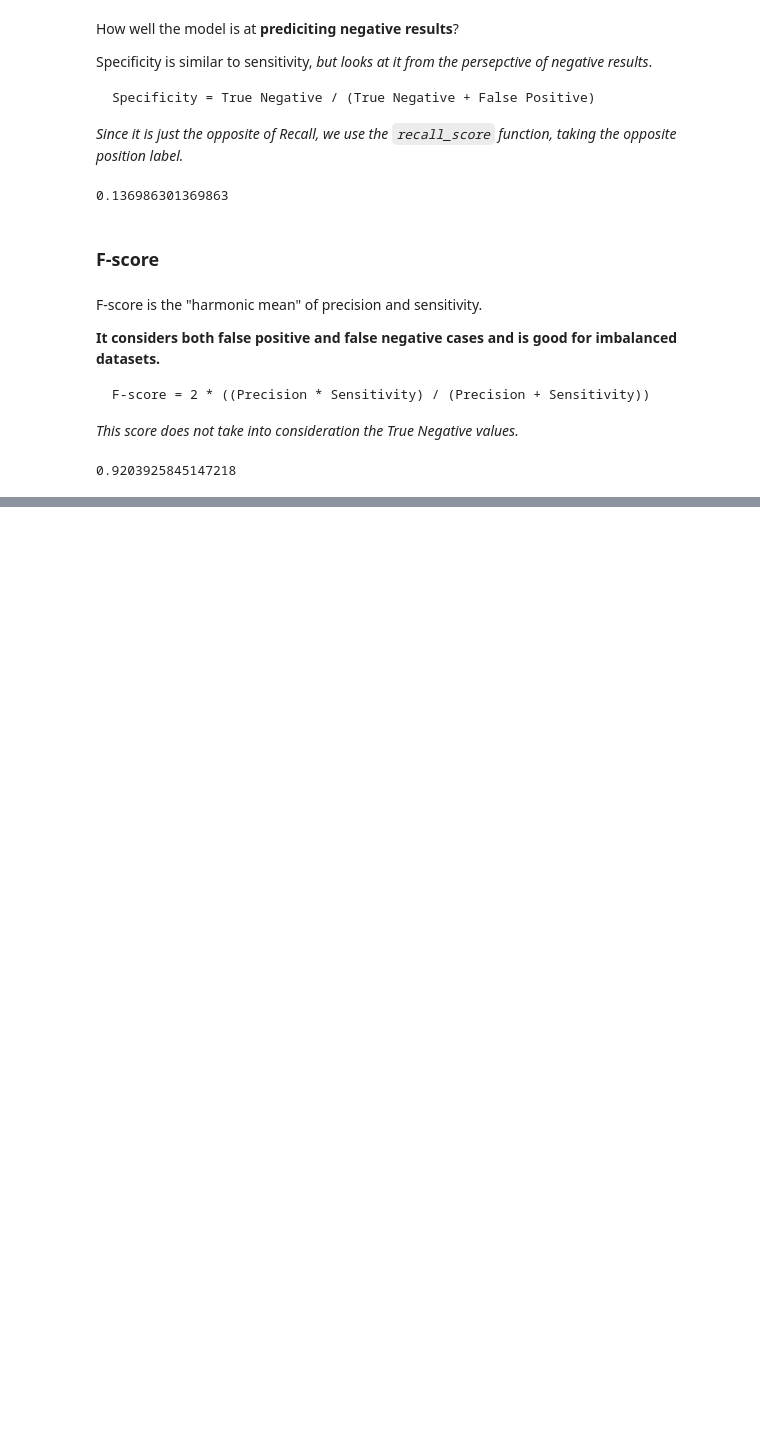
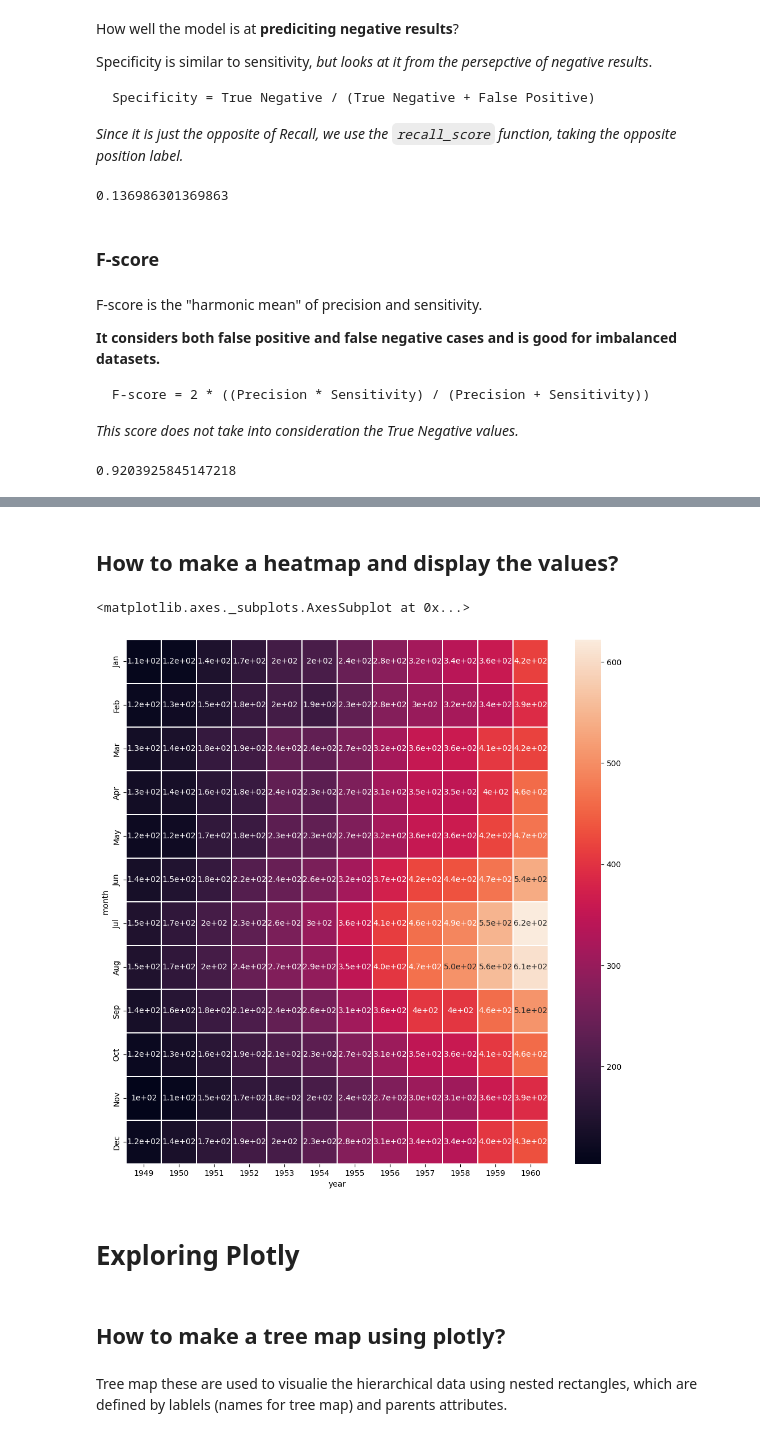
Before and after one commit to ranadepto/statistics, a Jupyter notebook: Data_Visualization_ResearchAcademy_Part1.ipynb, the cells around one changed output, grey strips where cells are left out. Drawn from its saved outputs; the diff is of its cells as text; code cells hidden in the pictures; blank space fills up the shorter version.

```diff
--- a/Data_Visualization_ResearchAcademy_Part1.ipynb
+++ b/Data_Visualization_ResearchAcademy_Part1.ipynb
@@ -1392,0 +1439,24 @@ F1_score
+# %% [markdown]
+## **How to make a heatmap and display the values?**
+# %%
+# Step 1 - Import necessary library
+import seaborn as sns
+import matplotlib.pyplot as plt
+
+# Step 2 - load the Dataset
+flights_data = sns.load_dataset("flights")
+flights_data2 = flights_data.pivot("month", "year", "passengers")
+flights_data2.head()
+
+# Step 3 - Plot the heatmap and display values
+fig, ax = plt.subplots(figsize=(12,12))
+sns.heatmap(flights_data2, annot= True, ax=ax, linewidths=0.6)
+# %% [output]
+<matplotlib.axes._subplots.AxesSubplot at 0x...>
+[figure, added]
+# %% [markdown]
+# **Exploring Plotly**
+# %% [markdown]
+## **How to make a tree map using plotly?**
+# %% [markdown]
+Tree map these are used to visualie the hierarchical data using nested rectangles, which are defined by lablels (names for tree map) and parents attributes.
```
Also changed, not shown: parts of 14 cells of this notebook.
